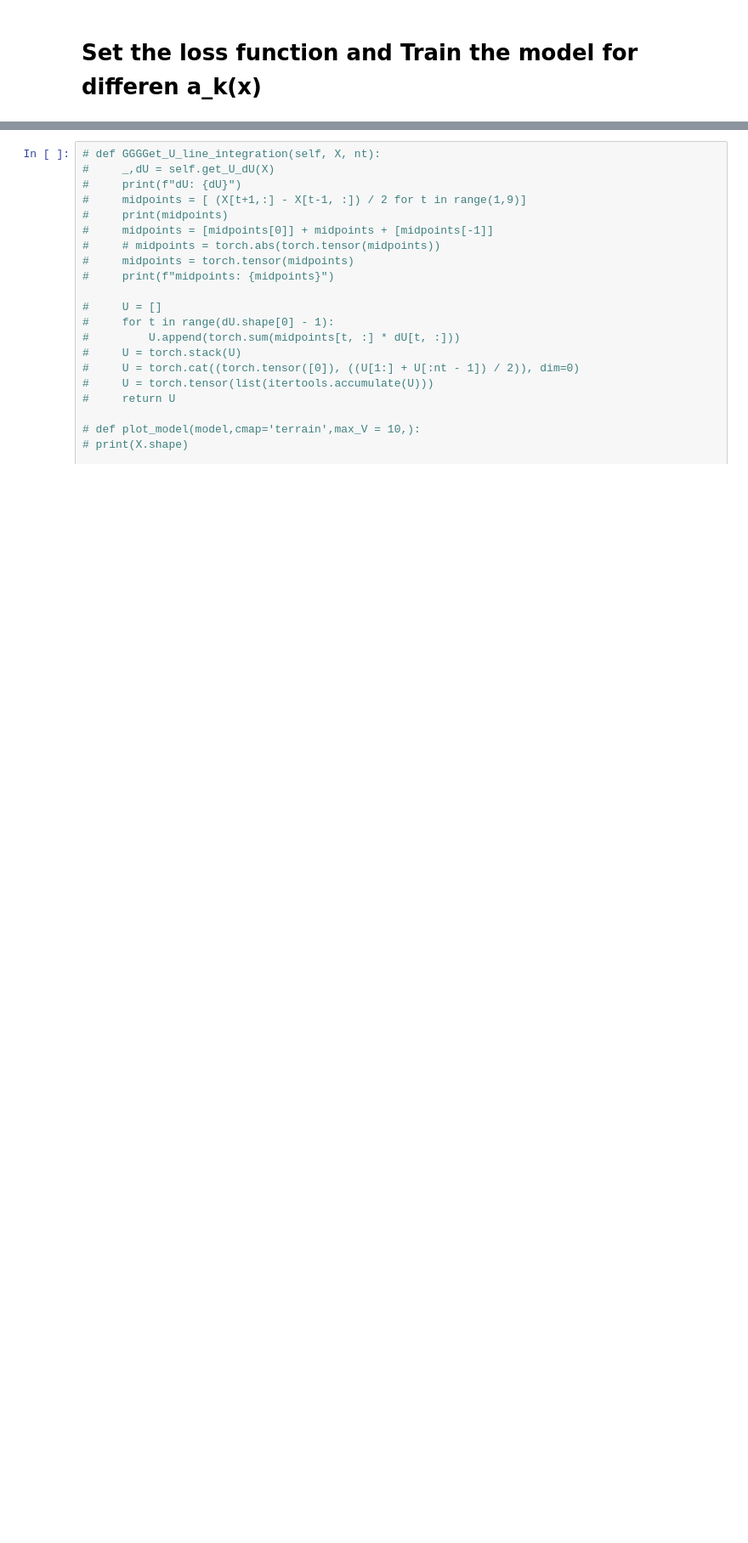
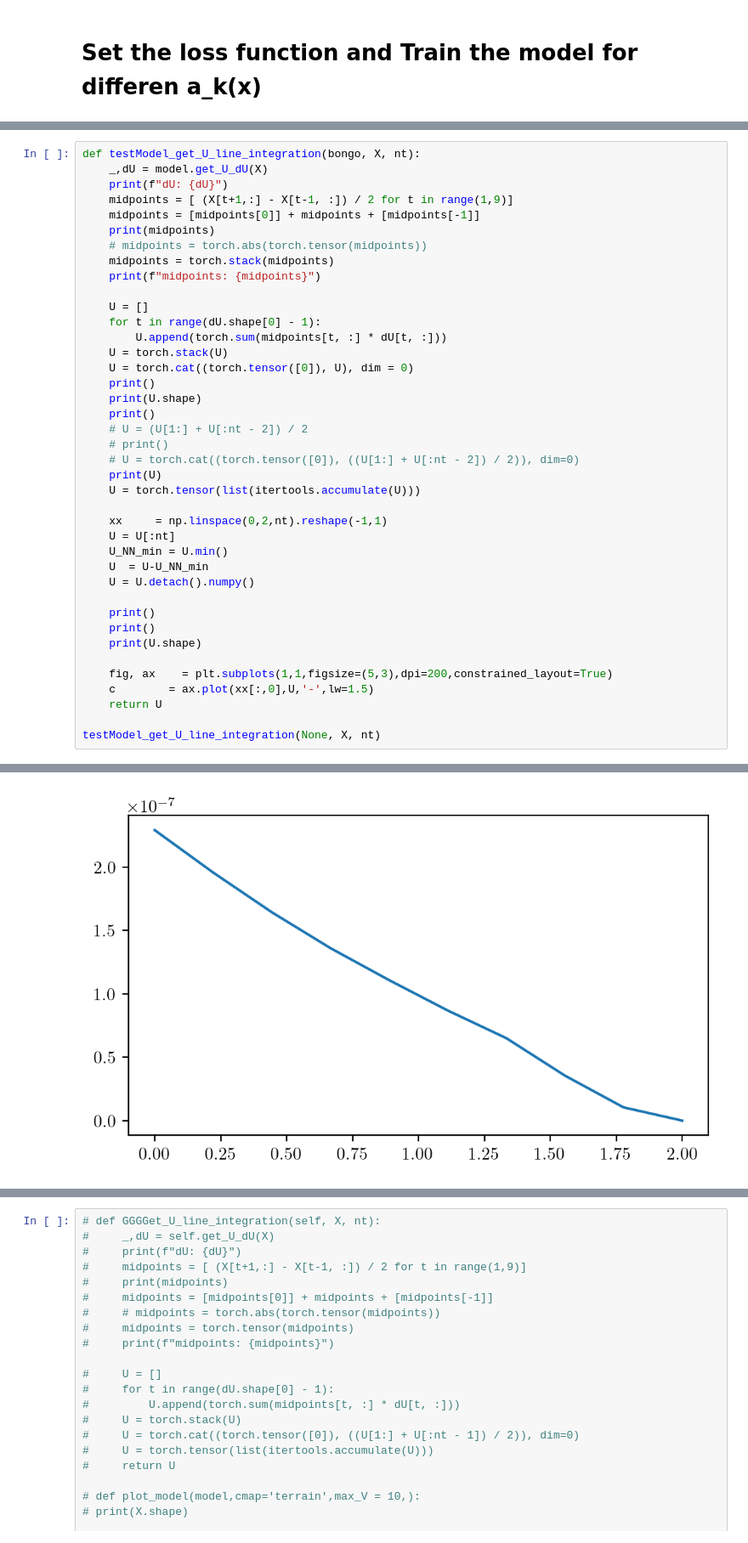
Before and after one commit to vishal18shah/bead-trajectories-quasipotential, a Jupyter notebook: 3Bead ML Compare.ipynb, the cells around one changed output, grey strips where cells are left out. Shown at 85% size. Drawn from its saved outputs; the diff is of its cells as text; blank space fills up the shorter version.

```diff
--- a/3Bead ML Compare.ipynb
+++ b/3Bead ML Compare.ipynb
@@ -345,0 +345,41 @@ RuntimeError: One of the differentiated Tensors does not require grad
+# %%
+def testModel_get_U_line_integration(bongo, X, nt):
+    _,dU = model.get_U_dU(X)
+    print(f"dU: {dU}")
+    midpoints = [ (X[t+1,:] - X[t-1, :]) / 2 for t in range(1,9)]
+    midpoints = [midpoints[0]] + midpoints + [midpoints[-1]]
+    print(midpoints)
+    # midpoints = torch.abs(torch.tensor(midpoints))
+    midpoints = torch.stack(midpoints)
+    print(f"midpoints: {midpoints}")
+
+    U = []
+    for t in range(dU.shape[0] - 1):
+        U.append(torch.sum(midpoints[t, :] * dU[t, :]))
+    U = torch.stack(U)
+    U = torch.cat((torch.tensor([0]), U), dim = 0)
+    print()
+    print(U.shape)
+    print()
+    # U = (U[1:] + U[:nt - 2]) / 2
+    # print()
+    # U = torch.cat((torch.tensor([0]), ((U[1:] + U[:nt - 2]) / 2)), dim=0)
+    print(U)
+    U = torch.tensor(list(itertools.accumulate(U)))
+
+    xx     = np.linspace(0,2,nt).reshape(-1,1)
+    U = U[:nt]
+    U_NN_min = U.min()
+    U  = U-U_NN_min
+    U = U.detach().numpy()
+
+    print()
+    print()
+    print(U.shape)
+
+    fig, ax    = plt.subplots(1,1,figsize=(5,3),dpi=200,constrained_layout=True)
+    c        = ax.plot(xx[:,0],U,'-',lw=1.5)
+    return U
+
+testModel_get_U_line_integration(None, X, nt)
+# %% [output]
@@ -345,0 +406 @@ RuntimeError: One of the differentiated Tensors does not require grad
+[figure, added]
```
Also changed, not shown: parts of 5 cells of this notebook, 2 other files.
